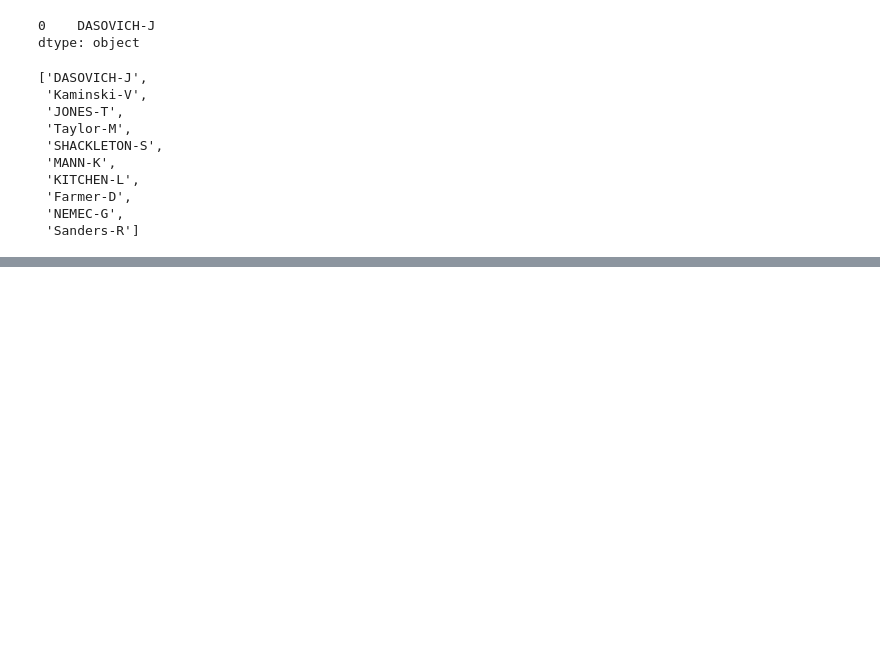
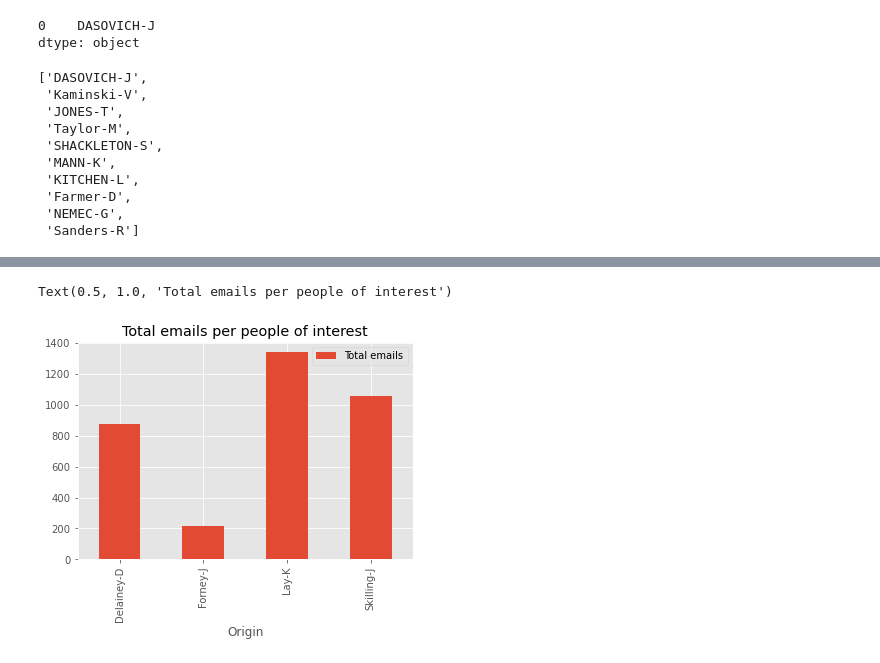
Before and after one commit to Maelsse/enron-emails-analysis, a Jupyter notebook: ETLgraphs.ipynb, the cells around one changed output, grey strips where cells are left out. Drawn from its saved outputs; the diff is of its cells as text; code cells hidden in the pictures; blank space fills up the shorter version.

Commit message:
save images

```diff
--- a/ETLgraphs.ipynb
+++ b/ETLgraphs.ipynb
@@ -168,0 +133,11 @@ plt.show()
+# %%
+jail=['Lay-K','Skilling-J', 'Forney-J', 'Delainey-D']
+people=df.groupby(['Origin'])["Message-ID"].count()
+people=pd.DataFrame(people)
+people.columns=['Total emails']
+people=people.reset_index(drop=False)
+people.isin(jail)
+# %%
+
+df1 = people[people['Origin'].isin(jail)]
+df1
@@ -168,0 +150,6 @@ plt.show()
+# %%
+df1.plot.bar(x='Origin', y='Total emails')
+plt.title('Total emails per people of interest')
+# %% [output]
+Text(0.5, 1.0, 'Total emails per people of interest')
+[figure, added]
```
Also changed, not shown: parts of 13 cells of this notebook, 2 other files.
